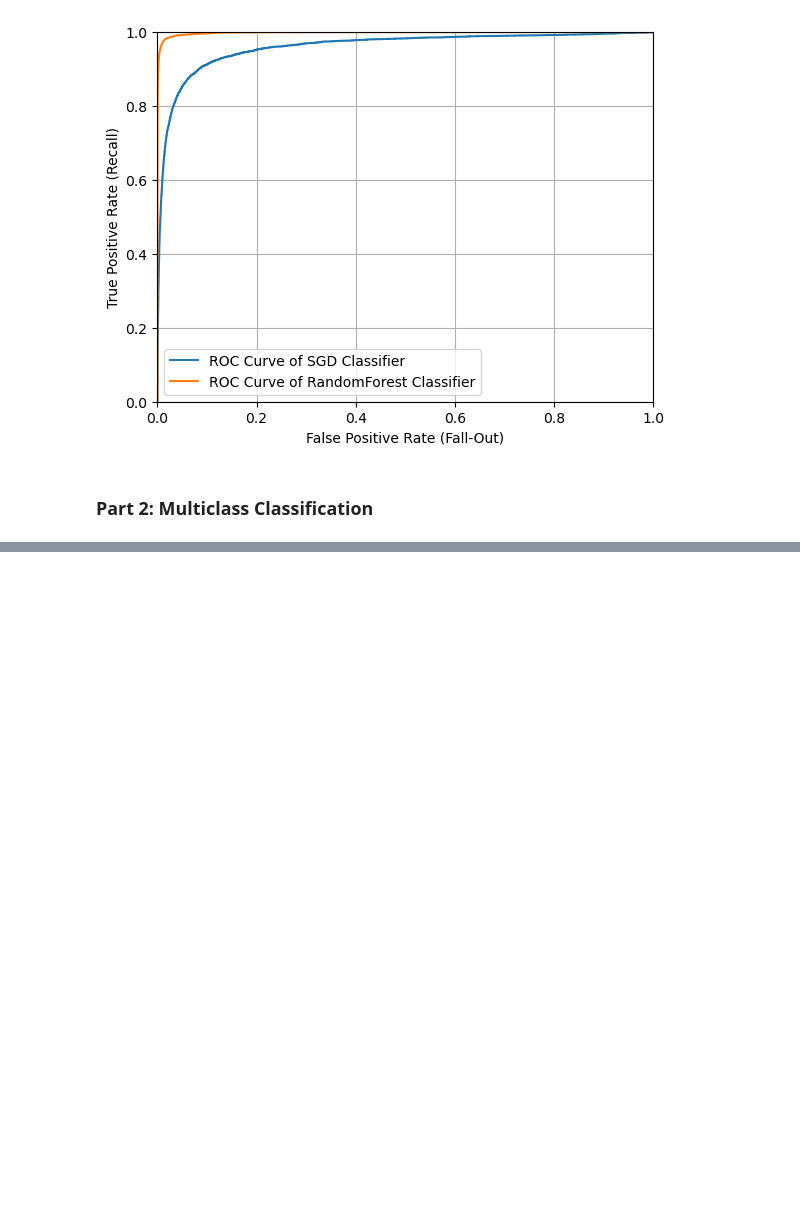
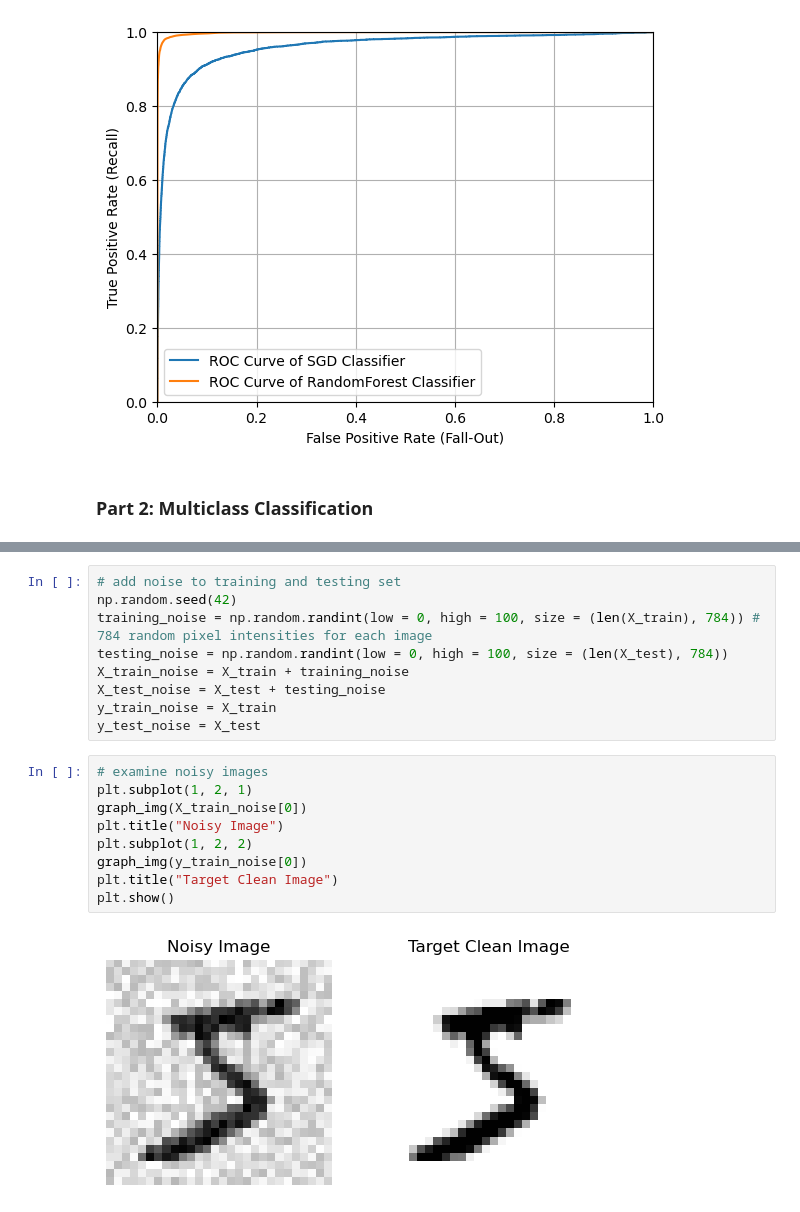
Before and after one commit to applewu265/PythonML_Projects, a Jupyter notebook: mnist_classifier.ipynb, the cells around one changed output, grey strips where cells are left out. Saved outputs shown, nothing was run; the diff lists cells and outputs as text; blank space fills up the shorter version.

```diff
--- a/mnist_classifier.ipynb
+++ b/mnist_classifier.ipynb
@@ -146,0 +173,20 @@ RandomForest Classifier: 0.9983436731328145
+# %%
+# add noise to training and testing set
+np.random.seed(42)
+training_noise = np.random.randint(low = 0, high = 100, size = (len(X_train), 784)) # 784 random pixel intensities for each image
+testing_noise = np.random.randint(low = 0, high = 100, size = (len(X_test), 784))
+X_train_noise = X_train + training_noise
+X_test_noise = X_test + testing_noise
+y_train_noise = X_train
+y_test_noise = X_test
+# %%
+# examine noisy images
+plt.subplot(1, 2, 1)
+graph_img(X_train_noise[0])
+plt.title("Noisy Image")
+plt.subplot(1, 2, 2)
+graph_img(y_train_noise[0])
+plt.title("Target Clean Image")
+plt.show()
+# %% [output]
+[figure, added]
```
Also changed, not shown: parts of 7 cells of this notebook.
